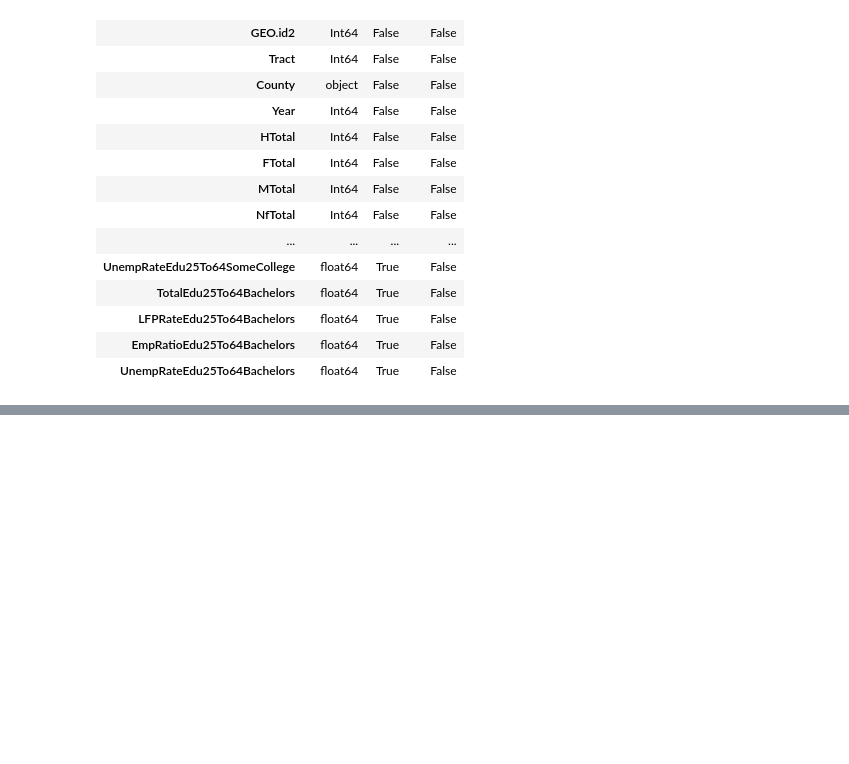
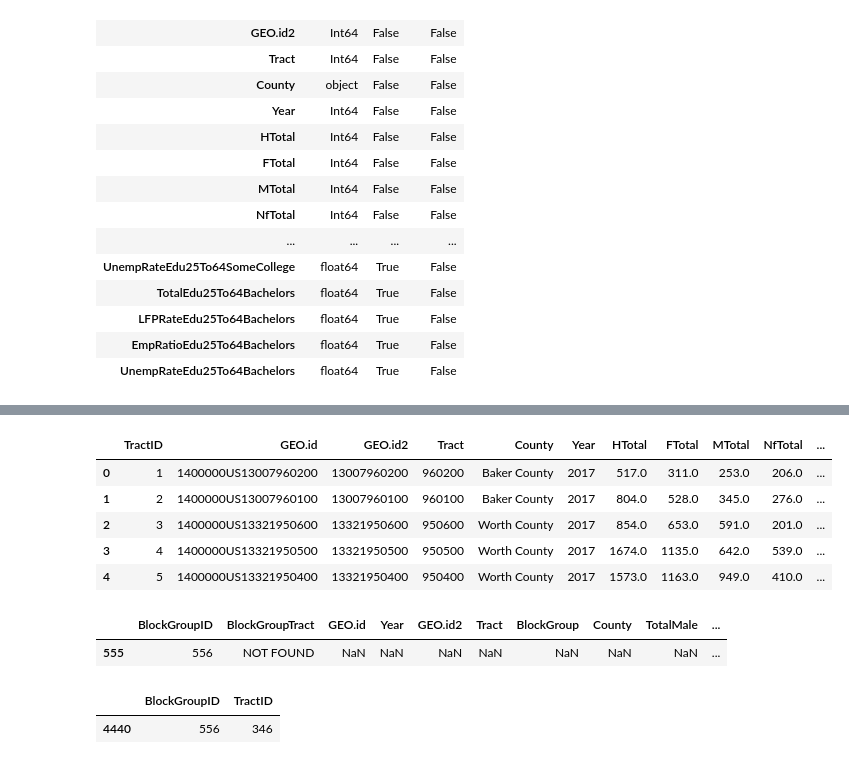
Before and after one commit to asensio-lab/albany-housing-analytics, a Jupyter notebook: preprocessing/database/db_handoff.ipynb, the cells around one changed output, grey strips where cells are left out. Cells and saved outputs as stored; diff of their text form; code cells hidden in the pictures; blank space fills up the shorter version.

```diff
--- a/preprocessing/database/db_handoff.ipynb
+++ b/preprocessing/database/db_handoff.ipynb
@@ -571,0 +578,4 @@ sql_helper_write(lines, 'block_group')
+# %%
+df_tract = pd.read_csv(path+'TestDB/Ship/Tract_v03.csv')
+# %%
+df_tract.iloc[:,6:] = df_tract.iloc[:,6:].astype('float')
@@ -571,0 +604,4 @@ sql_helper_write(lines, 'block_group')
+# %%
+df_tract = df_tract.rename(columns={'TotalAge20To24.1':'TotalAge20To24', 'TotalAge25To29.1':'TotalAge25To29',
+                     'TotalAge30To34.1':'TotalAge30To34', 'TotalAge55To59.1':'TotalAge55To59',
+                        'TotalAge60To64.1':'TotalAge60To64'})
@@ -571,0 +614,9 @@ sql_helper_write(lines, 'block_group')
+# %%
+df_tract.head()
+# %% [output]
+|  | TractID | GEO.id | GEO.id2 | Tract | County | Year | HTotal | FTotal | MTotal | NfTotal | ... |
+| 0 | 1 | 1400000US13007960200 | 13007960200 | 960200 | Baker County | 2017 | 517.0 | 311.0 | 253.0 | 206.0 | ... |
+| 1 | 2 | 1400000US13007960100 | 13007960100 | 960100 | Baker County | 2017 | 804.0 | 528.0 | 345.0 | 276.0 | ... |
+| 2 | 3 | 1400000US13321950600 | 13321950600 | 950600 | Worth County | 2017 | 854.0 | 653.0 | 591.0 | 201.0 | ... |
+| 3 | 4 | 1400000US13321950500 | 13321950500 | 950500 | Worth County | 2017 | 1674.0 | 1135.0 | 642.0 | 539.0 | ... |
+| 4 | 5 | 1400000US13321950400 | 13321950400 | 950400 | Worth County | 2017 | 1573.0 | 1163.0 | 949.0 | 410.0 | ... |
@@ -571,0 +627,10 @@ sql_helper_write(lines, 'block_group')
+# %%
+df_bg.iloc[555:558]
+# %% [output]
+|  | BlockGroupID | BlockGroupTract | GEO.id | Year | GEO.id2 | Tract | BlockGroup | County | TotalMale | ... |
+| 555 | 556 | NOT FOUND | NaN | NaN | NaN | NaN | NaN | NaN | NaN | ... |
+# %%
+bg_tract[bg_tract['TractID']==346]
+# %% [output]
+|  | BlockGroupID | TractID |
+| 4440 | 556 | 346 |
```
Also changed, not shown: parts of 17 cells of this notebook, 14 other files.
